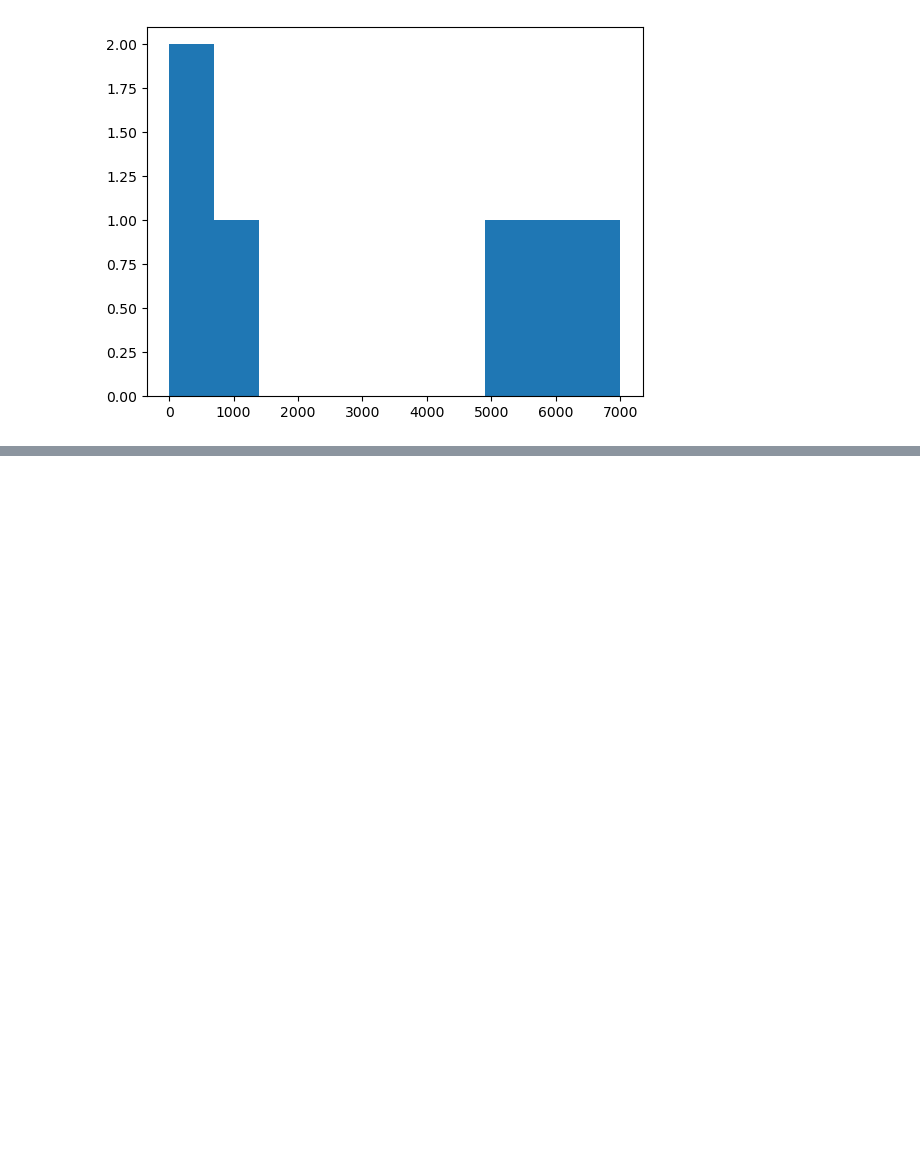
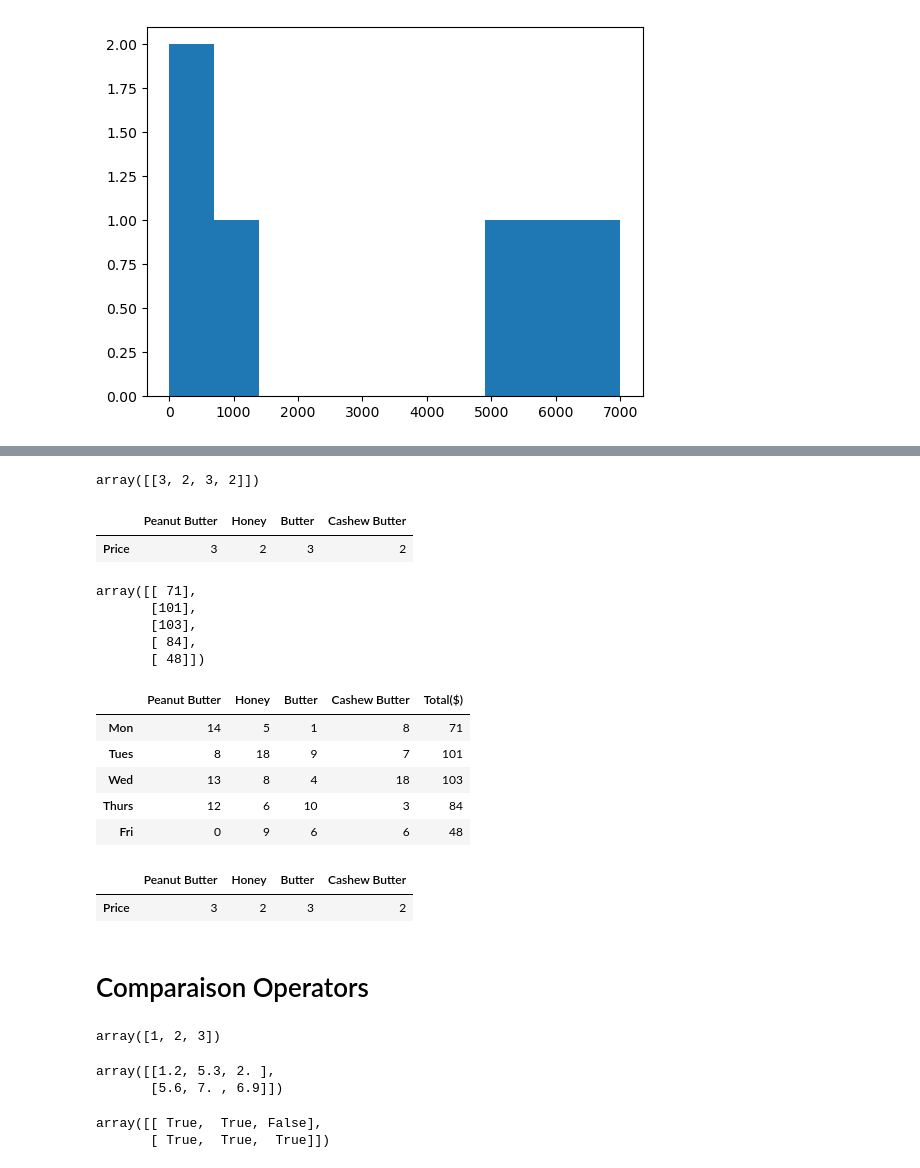
Before and after one commit to Anass6/Data_Science_Basics, a Jupyter notebook: Numpy/Introduction-to-NumPy.ipynb, the cells around one changed output, grey strips where cells are left out. Saved outputs shown, nothing was run; the diff lists cells and outputs as text; code cells hidden in the pictures; blank space fills up the shorter version.

```diff
--- a/Numpy/Introduction-to-NumPy.ipynb
+++ b/Numpy/Introduction-to-NumPy.ipynb
@@ -562,0 +718,7 @@ plt.hist(high_var_array)
+# %%
+# Create a  pandas DataFrame of sold jars
+
+Weekly_sales = pd.DataFrame(sales_amounts,
+                            index=["Mon","Tues","Wed","Thurs","Fri"],
+                           columns = ["Peanut Butter","Honey","Butter","Cashew Butter"])
+Weekly_sales
@@ -562,0 +732,55 @@ plt.hist(high_var_array)
+# %%
+# create a prices data frames
+
+prices = np.random.randint(10,size=(1,4))
+prices
+# %% [output]
+array([[3, 2, 3, 2]])
+# %%
+prices_df = pd.DataFrame(prices,
+                        index=["Price"],
+                        columns=["Peanut Butter","Honey","Butter","Cashew Butter"])
+prices_df
+# %% [output]
+|  | Peanut Butter | Honey | Butter | Cashew Butter |
+| Price | 3 | 2 | 3 | 2 |
+# %%
+Total = np.dot(Weekly_sales,prices_df.T)
+Total
+# %% [output]
+array([[ 71],
+       [101],
+       [103],
+       [ 84],
+       [ 48]])
+# %%
+Weekly_sales["Total($)"] = Total
+Weekly_sales
+# %% [output]
+|  | Peanut Butter | Honey | Butter | Cashew Butter | Total($) |
+| Mon | 14 | 5 | 1 | 8 | 71 |
+| Tues | 8 | 18 | 9 | 7 | 101 |
+| Wed | 13 | 8 | 4 | 18 | 103 |
+| Thurs | 12 | 6 | 10 | 3 | 84 |
+| Fri | 0 | 9 | 6 | 6 | 48 |
+# %%
+prices_df
+# %% [output]
+|  | Peanut Butter | Honey | Butter | Cashew Butter |
+| Price | 3 | 2 | 3 | 2 |
+# %% [markdown]
+# Comparaison Operators
+# %%
+a1
+# %% [output]
+array([1, 2, 3])
+# %%
+a2
+# %% [output]
+array([[1.2, 5.3, 2. ],
+       [5.6, 7. , 6.9]])
+# %%
+a2 > a1
+# %% [output]
+array([[ True,  True, False],
+       [ True,  True,  True]])
```
Also changed, not shown: parts of 80 cells of this notebook, 4 other files.
